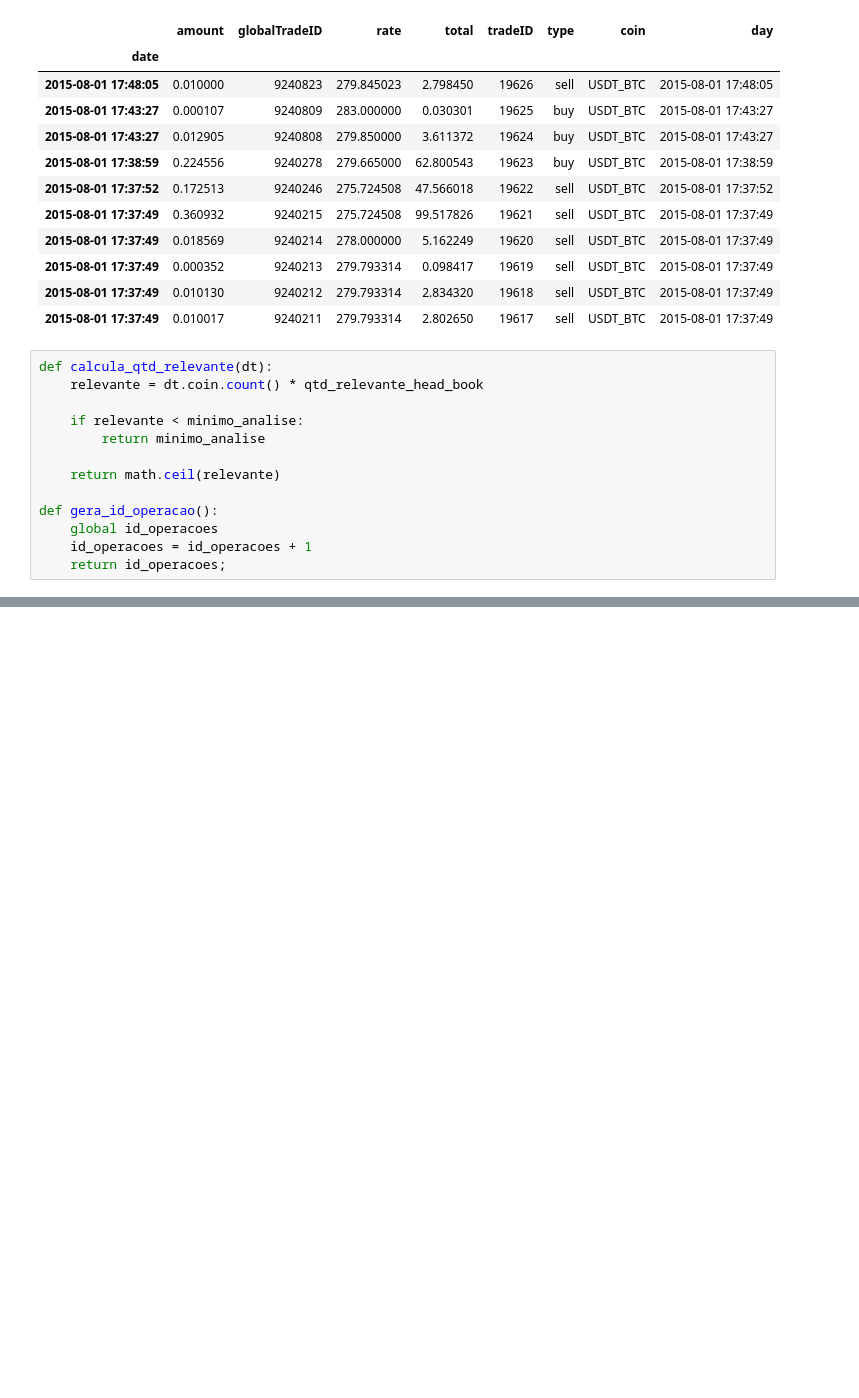
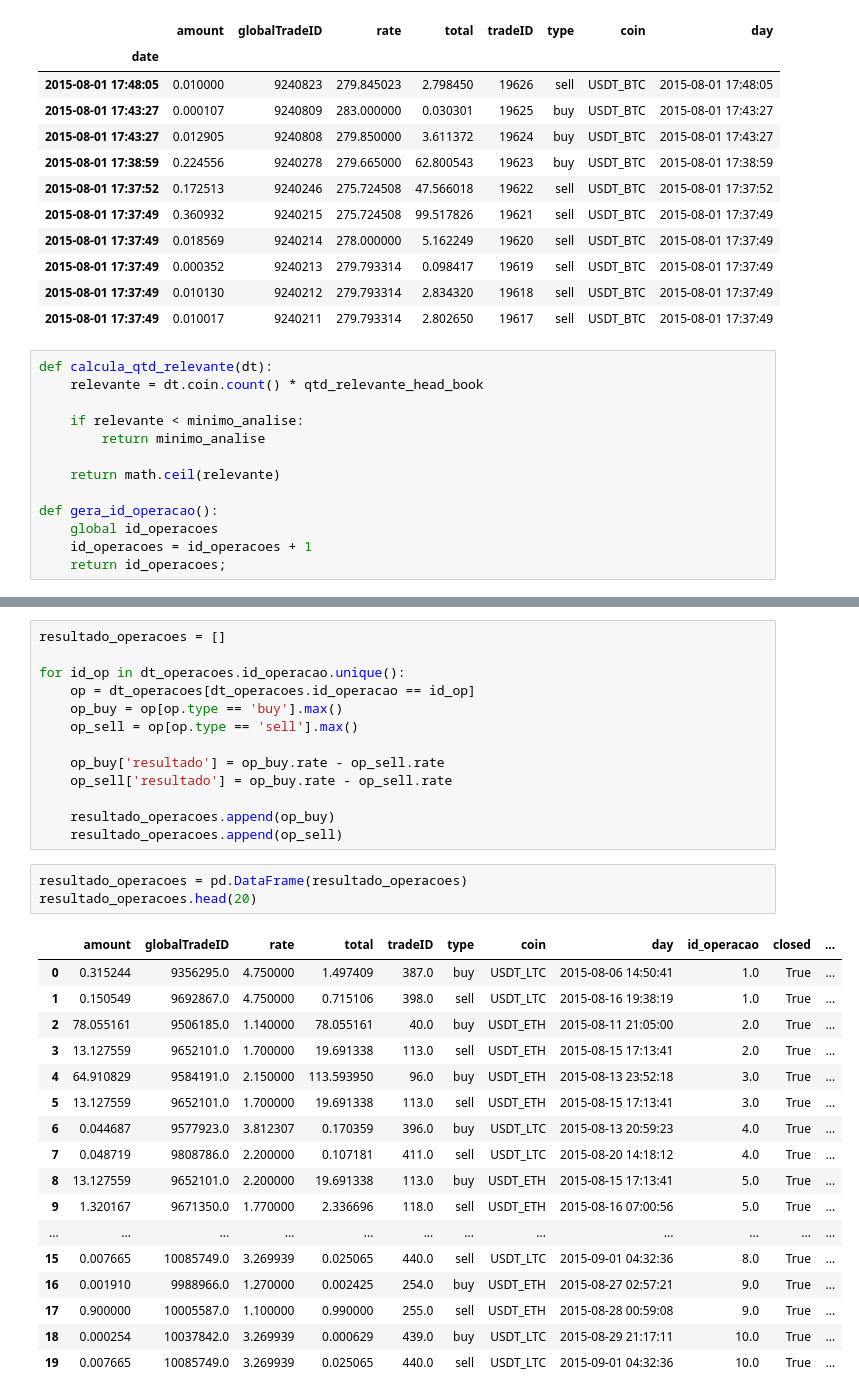
Before and after one commit to nikolasmagno/btc-alt, a Jupyter notebook: BackTest.ipynb, the cells around one changed output, grey strips where cells are left out. Saved outputs shown, nothing was run; the diff lists cells and outputs as text; blank space fills up the shorter version.

```diff
--- a/BackTest.ipynb
+++ b/BackTest.ipynb
@@ -329 +307,35 @@ dt_operacoes.tail(100)
 100 rows × 12 columns
+# %%
+resultado_operacoes = []
+
+for id_op in dt_operacoes.id_operacao.unique():
+    op = dt_operacoes[dt_operacoes.id_operacao == id_op]
+    op_buy = op[op.type == 'buy'].max()
+    op_sell = op[op.type == 'sell'].max()
+
+    op_buy['resultado'] = op_buy.rate - op_sell.rate
+    op_sell['resultado'] = op_buy.rate - op_sell.rate
+
+    resultado_operacoes.append(op_buy)
+    resultado_operacoes.append(op_sell)
+# %%
+resultado_operacoes = pd.DataFrame(resultado_operacoes)
+resultado_operacoes.head(20)
+# %% [output]
+|  | amount | globalTradeID | rate | total | tradeID | type | coin | day | id_operacao | closed | ... |
+| 0 | 0.315244 | 9356295.0 | 4.750000 | 1.497409 | 387.0 | buy | USDT_LTC | 2015-08-06 14:50:41 | 1.0 | True | ... |
+| 1 | 0.150549 | 9692867.0 | 4.750000 | 0.715106 | 398.0 | sell | USDT_LTC | 2015-08-16 19:38:19 | 1.0 | True | ... |
+| 2 | 78.055161 | 9506185.0 | 1.140000 | 78.055161 | 40.0 | buy | USDT_ETH | 2015-08-11 21:05:00 | 2.0 | True | ... |
+| 3 | 13.127559 | 9652101.0 | 1.700000 | 19.691338 | 113.0 | sell | USDT_ETH | 2015-08-15 17:13:41 | 2.0 | True | ... |
+| 4 | 64.910829 | 9584191.0 | 2.150000 | 113.593950 | 96.0 | buy | USDT_ETH | 2015-08-13 23:52:18 | 3.0 | True | ... |
+| 5 | 13.127559 | 9652101.0 | 1.700000 | 19.691338 | 113.0 | sell | USDT_ETH | 2015-08-15 17:13:41 | 3.0 | True | ... |
+| 6 | 0.044687 | 9577923.0 | 3.812307 | 0.170359 | 396.0 | buy | USDT_LTC | 2015-08-13 20:59:23 | 4.0 | True | ... |
+| 7 | 0.048719 | 9808786.0 | 2.200000 | 0.107181 | 411.0 | sell | USDT_LTC | 2015-08-20 14:18:12 | 4.0 | True | ... |
+| 8 | 13.127559 | 9652101.0 | 2.200000 | 19.691338 | 113.0 | buy | USDT_ETH | 2015-08-15 17:13:41 | 5.0 | True | ... |
+| 9 | 1.320167 | 9671350.0 | 1.770000 | 2.336696 | 118.0 | sell | USDT_ETH | 2015-08-16 07:00:56 | 5.0 | True | ... |
+| ... | ... | ... | ... | ... | ... | ... | ... | ... | ... | ... | ... |
+| 15 | 0.007665 | 10085749.0 | 3.269939 | 0.025065 | 440.0 | sell | USDT_LTC | 2015-09-01 04:32:36 | 8.0 | True | ... |
+| 16 | 0.001910 | 9988966.0 | 1.270000 | 0.002425 | 254.0 | buy | USDT_ETH | 2015-08-27 02:57:21 | 9.0 | True | ... |
+| 17 | 0.900000 | 10005587.0 | 1.100000 | 0.990000 | 255.0 | sell | USDT_ETH | 2015-08-28 00:59:08 | 9.0 | True | ... |
+| 18 | 0.000254 | 10037842.0 | 3.269939 | 0.000629 | 439.0 | buy | USDT_LTC | 2015-08-29 21:17:11 | 10.0 | True | ... |
+| 19 | 0.007665 | 10085749.0 | 3.269939 | 0.025065 | 440.0 | sell | USDT_LTC | 2015-09-01 04:32:36 | 10.0 | True | ... |
```
Also changed, not shown: parts of 8 cells of this notebook.
